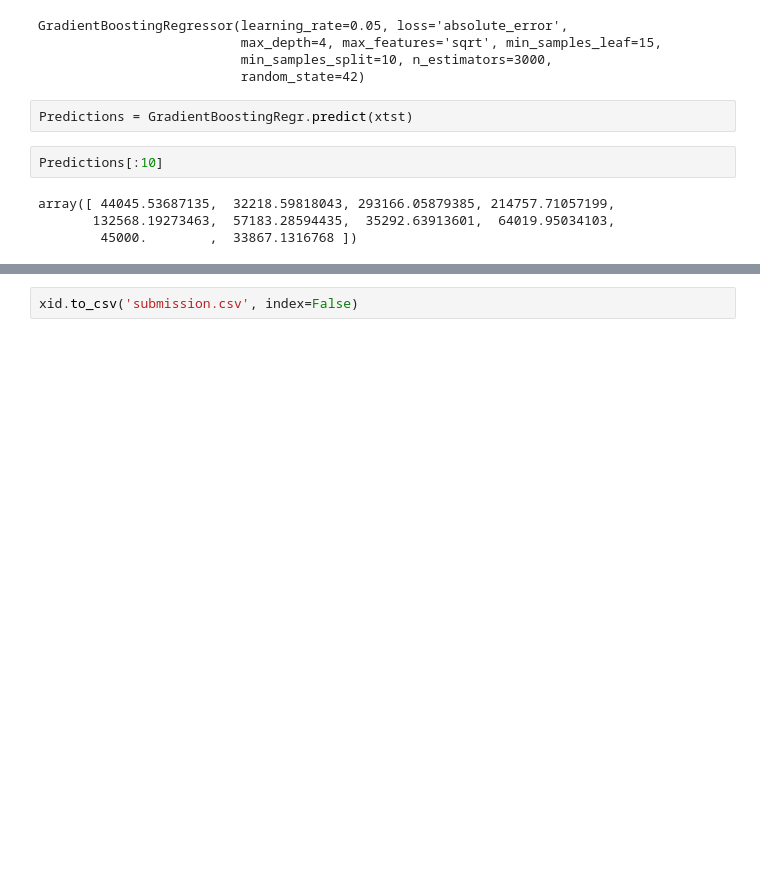
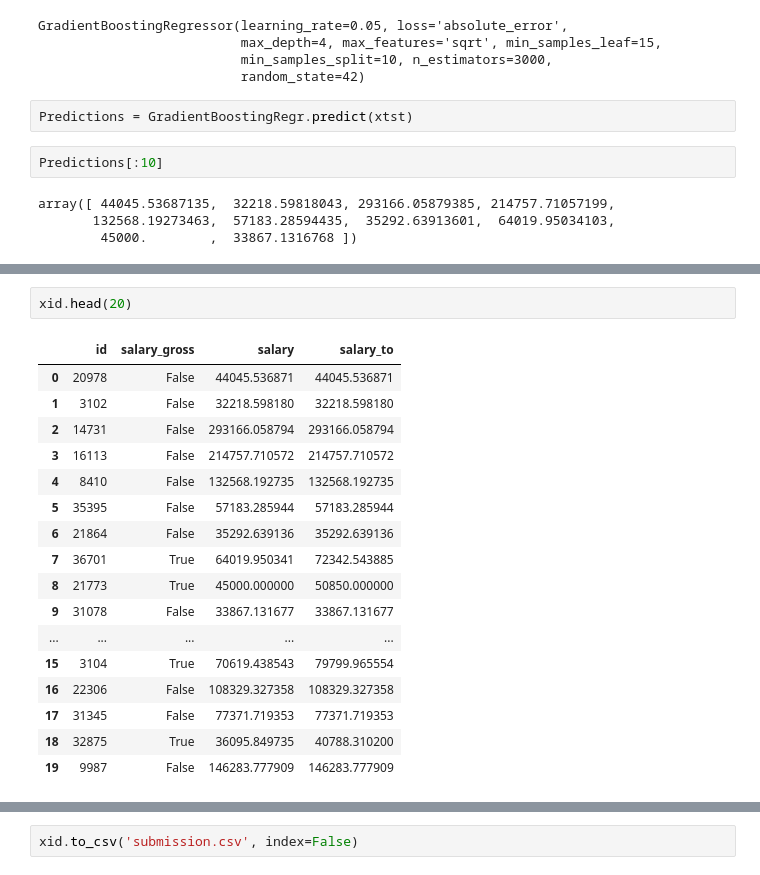
Before and after one commit to UltimateHikari/nsu-abmd-cyberhonk, a Jupyter notebook: rudometov-abmd.ipynb, the cells around one changed output, grey strips where cells are left out. Saved outputs shown, nothing was run; the diff lists cells and outputs as text; blank space fills up the shorter version.

```diff
--- a/rudometov-abmd.ipynb
+++ b/rudometov-abmd.ipynb
@@ -388,0 +408,20 @@ xid.head()
+# %%
+xid.head(20)
+# %% [output]
+|  | id | salary_gross | salary | salary_to |
+| 0 | 20978 | False | 44045.536871 | 44045.536871 |
+| 1 | 3102 | False | 32218.598180 | 32218.598180 |
+| 2 | 14731 | False | 293166.058794 | 293166.058794 |
+| 3 | 16113 | False | 214757.710572 | 214757.710572 |
+| 4 | 8410 | False | 132568.192735 | 132568.192735 |
+| 5 | 35395 | False | 57183.285944 | 57183.285944 |
+| 6 | 21864 | False | 35292.639136 | 35292.639136 |
+| 7 | 36701 | True | 64019.950341 | 72342.543885 |
+| 8 | 21773 | True | 45000.000000 | 50850.000000 |
+| 9 | 31078 | False | 33867.131677 | 33867.131677 |
+| ... | ... | ... | ... | ... |
+| 15 | 3104 | True | 70619.438543 | 79799.965554 |
+| 16 | 22306 | False | 108329.327358 | 108329.327358 |
+| 17 | 31345 | False | 77371.719353 | 77371.719353 |
+| 18 | 32875 | True | 36095.849735 | 40788.310200 |
+| 19 | 9987 | False | 146283.777909 | 146283.777909 |
```
Also changed, not shown: parts of 8 cells of this notebook.
